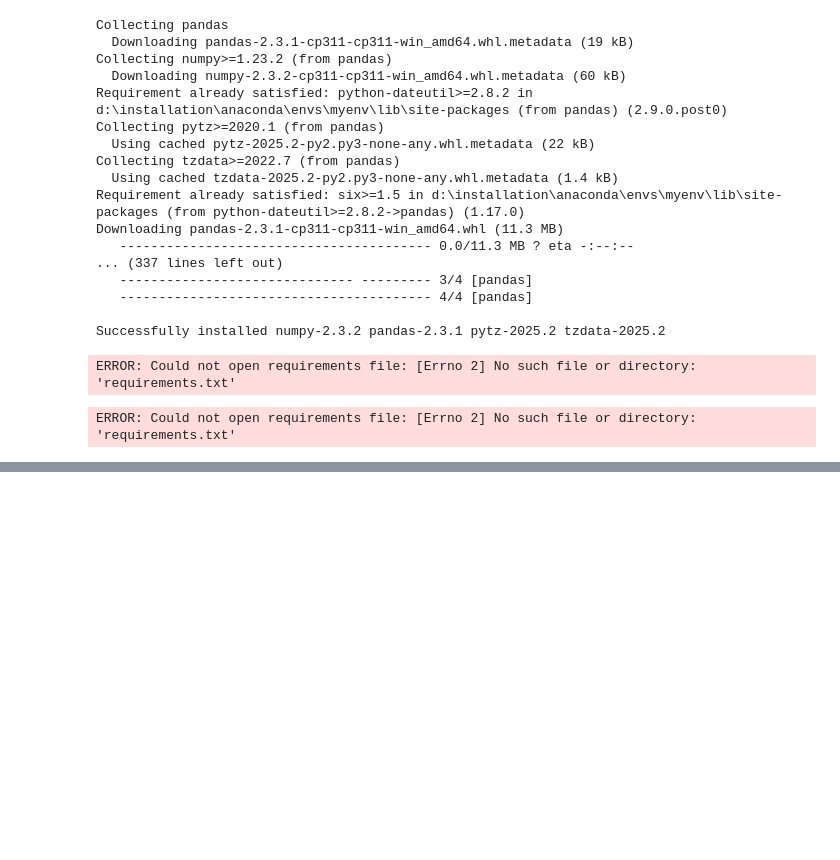
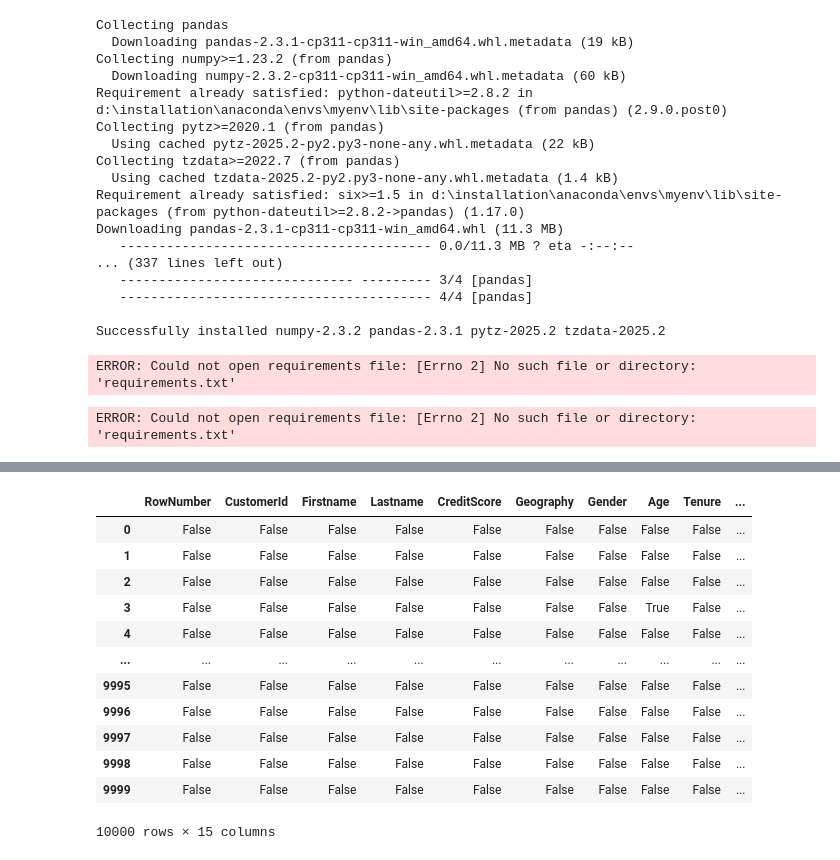
Before and after one commit to WimukthiPWijerathne/churn_analysis, a Jupyter notebook: week01/handling_missing_data.ipynb, the cells around one changed output, grey strips where cells are left out. Cells and saved outputs as stored; diff of their text form; code cells hidden in the pictures; blank space fills up the shorter version.

```diff
--- a/week01/handling_missing_data.ipynb
+++ b/week01/handling_missing_data.ipynb
@@ -32,0 +68,3 @@ ERROR: Could not open requirements file: [Errno 2] No such file or directory: 'r
+# %%
+df = pd.read_csv('data/raw/ChurnModelling.csv')
+df.head(10)
@@ -32,0 +83,16 @@ ERROR: Could not open requirements file: [Errno 2] No such file or directory: 'r
+# %%
+df.isnull()   #show how many rows and columns with null values
+# %% [output]
+|  | RowNumber | CustomerId | Firstname | Lastname | CreditScore | Geography | Gender | Age | Tenure | ... |
+| 0 | False | False | False | False | False | False | False | False | False | ... |
+| 1 | False | False | False | False | False | False | False | False | False | ... |
+| 2 | False | False | False | False | False | False | False | False | False | ... |
+| 3 | False | False | False | False | False | False | False | True | False | ... |
+| 4 | False | False | False | False | False | False | False | False | False | ... |
+| ... | ... | ... | ... | ... | ... | ... | ... | ... | ... | ... |
+| 9995 | False | False | False | False | False | False | False | False | False | ... |
+| 9996 | False | False | False | False | False | False | False | False | False | ... |
+| 9997 | False | False | False | False | False | False | False | False | False | ... |
+| 9998 | False | False | False | False | False | False | False | False | False | ... |
+| 9999 | False | False | False | False | False | False | False | False | False | ... |
+10000 rows × 15 columns
```
Also changed, not shown: parts of 14 cells of this notebook.
